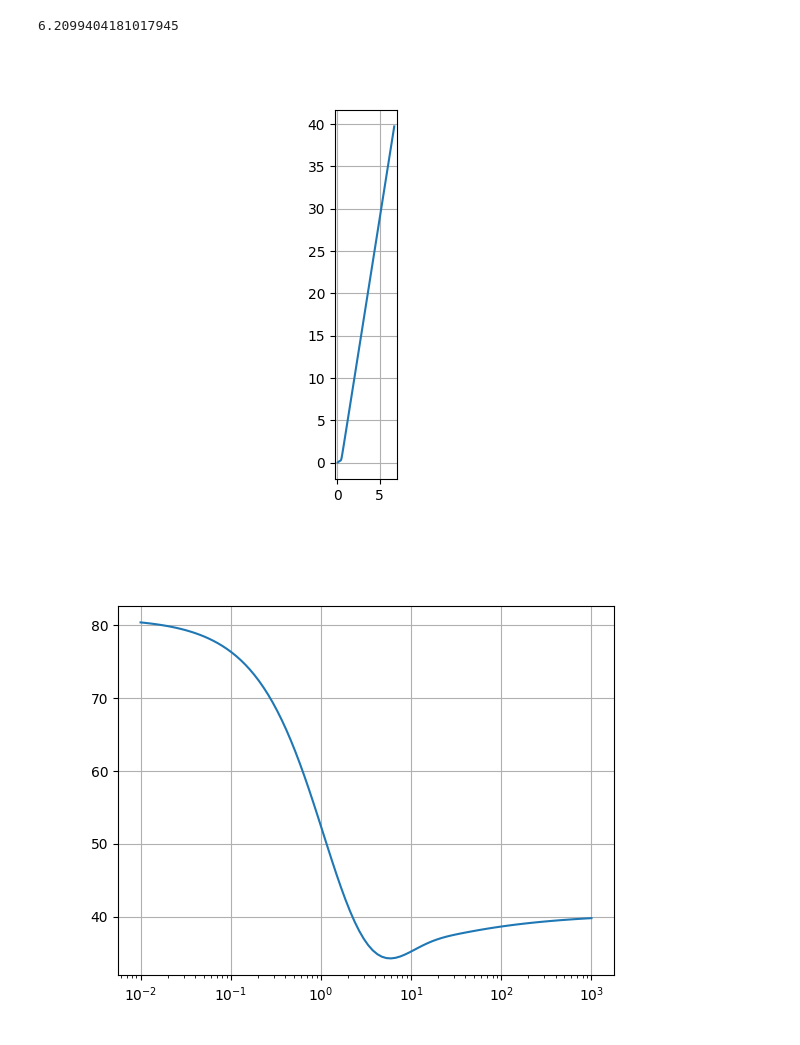
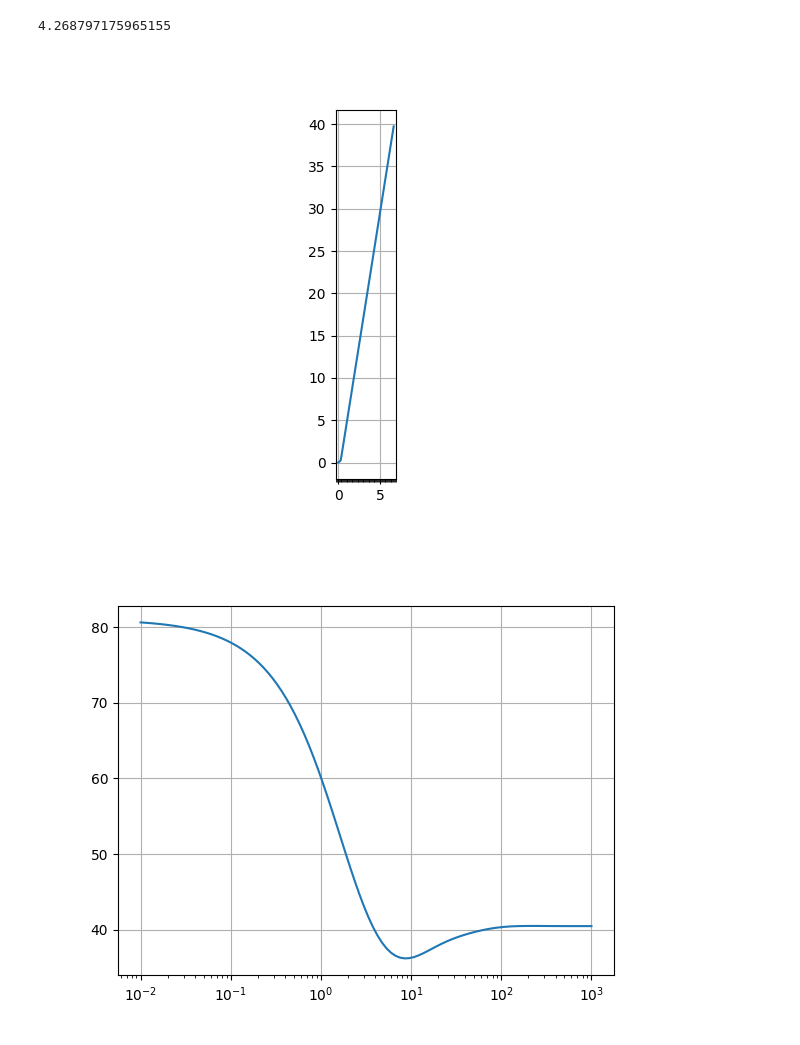
Before and after one commit to Yugal0/fitting-gen-arbitrary-eis, a Jupyter notebook: main.ipynb, the cells around one changed output. Drawn from its saved outputs; the diff is of its cells as text; code cells hidden in the pictures.

```diff
--- a/main.ipynb
+++ b/main.ipynb
@@ -51,18 +52,21 @@ axx.plot([0,0.2063,0.2063,1],[873,873,387,387])
 # %%
-c=CustomCircuit(initial_guess=[6e-4,0.9,1000,3],circuit="arbitRCPE")
+from matplotlib.ticker import MultipleLocator
+c=CustomCircuit(initial_guess=[6e-4,0.9,4,4],circuit="arbitRCPE")
 z=c.predict(frequencies=np.logspace(-2,3,100))
 fig, ax=plt.subplots()
 ax.plot(np.real(z)/1000,-np.imag(z)/1000)
 ax.set_aspect("equal")
+ax.xaxis.set_minor_locator(MultipleLocator(0.1))
 ax.grid(True)
 
 fig2, ax2=plt.subplots()
 ax2.plot(np.logspace(-2,3,100),-np.angle(z,deg=True))
+# axx.yaxis.set_minor_locator(MultipleLocator(0.5))
 ax2.set_xscale("log")
 ax2.grid(True)
 
 print(0.9*45-np.min(-np.angle(z,deg=True)))
 # %% [output]
-6.2099404181017945
+4.268797175965155
-[figure, old version]
+[figure, new version]
-[figure, old version]
+[figure, new version]
```
Also changed, not shown: parts of 2 cells of this notebook.
